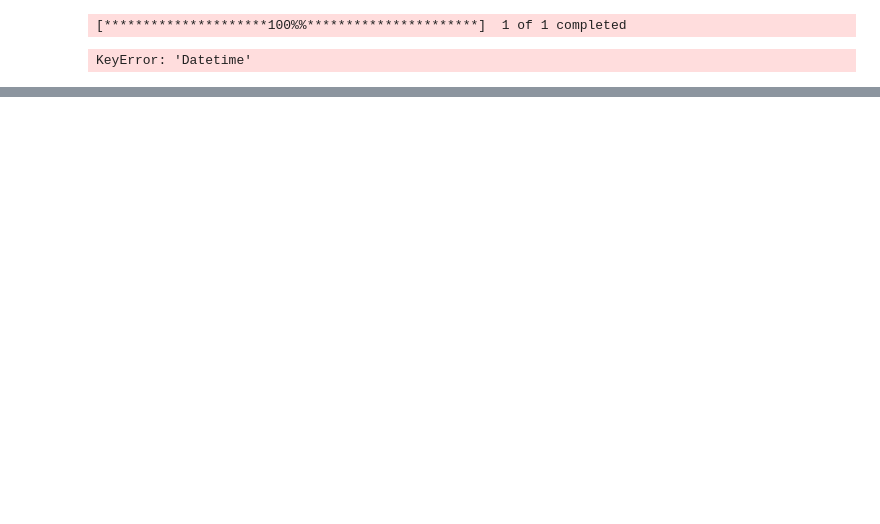
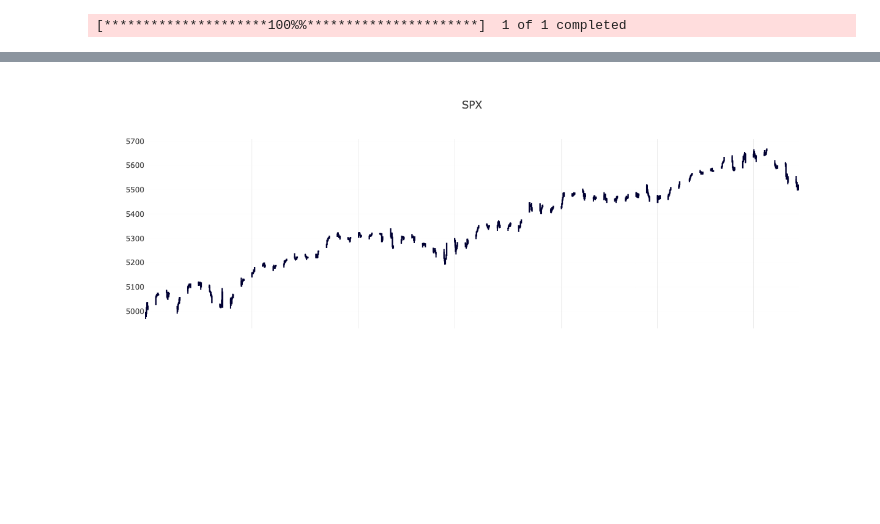
Before and after one commit to f1se4/investor, a Jupyter notebook: Tests.ipynb, the cells around one changed output, grey strips where cells are left out. Saved outputs shown, nothing was run; the diff lists cells and outputs as text; code cells hidden in the pictures; blank space fills up the shorter version.

```diff
--- a/Tests.ipynb
+++ b/Tests.ipynb
@@ -13,11 +13,11 @@ data = stock.tz_convert('CET')
 # %% [output]
 [*********************100%%**********************]  1 of 1 completed
 # %%
-data['Datetime'] = pd.to_datetime(data['Datetime'])
+data['Datetime'] = pd.to_datetime(data.index)
 
 format = '%Y-%m-%d %H:%M'
-company_name = get_company_name(ticker)
-fig = make_subplots(rows=4, cols=1, shared_xaxes=True,
+
+fig = make_subplots(rows=1, cols=1, shared_xaxes=True,
                     row_heights=[0.7, 0.1, 0.1, 0.1],
                     vertical_spacing=0.05)
 
@@ -26,7 +26,7 @@ fig.add_trace(go.Candlestick(x=data.index,
                              high=data['High'],
                              low=data['Low'],
                              close=data['Close'],
-                             name='Candlestick'), row=1, col=1)
+                             name='Candlestick'))
 
 
 alldays = set(data['Datetime'].min() + timedelta(days=x) for x in range((data['Datetime'].max() - data['Datetime'].min()).days + 1))
@@ -34,7 +34,7 @@ missing = sorted(set(alldays) - set(data['Datetime']))
 
 fig.update_xaxes(rangebreaks=[dict(values=missing)])
 
-fig.update_layout(title=f'{ticker} - {company_name}',
+fig.update_layout(title=f'SPX',
                   xaxis_title='', yaxis_title='',
                   yaxis=dict(
                             gridcolor='rgba(200, 200, 200, 0.03)',
@@ -48,4 +48,3 @@ fig.update_layout(title=f'{ticker} - {company_name}',
                   modebar_add=['drawline','eraseshape'],
                   showlegend=False)
 # %% [output]
-KeyError: 'Datetime'
@@ -51,0 +52 @@ KeyError: 'Datetime'
+[figure, added]
```
Also changed, not shown: parts of 2 cells of this notebook.
